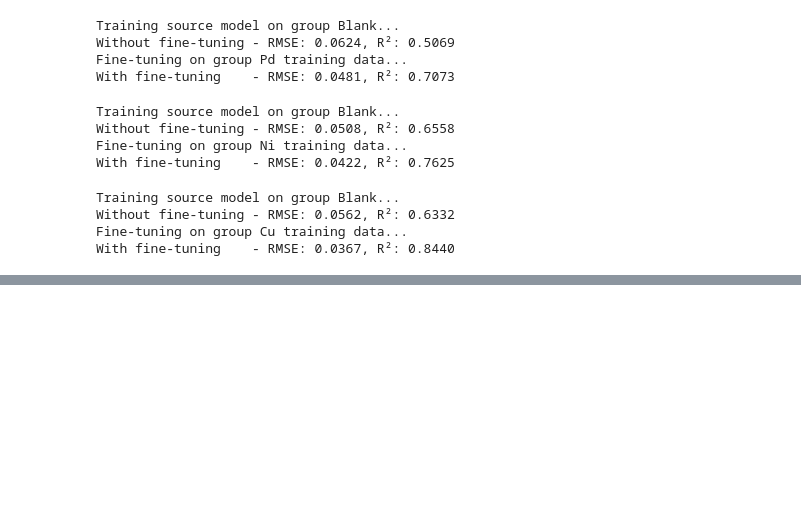
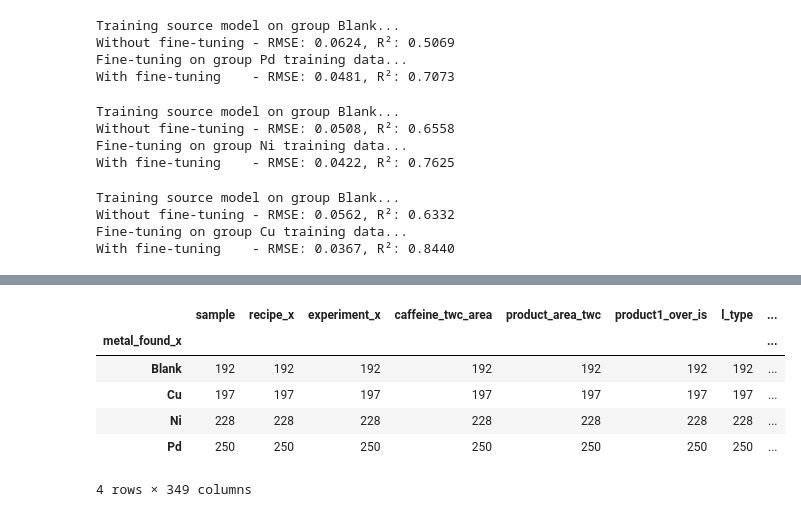
Before and after one commit to cernak-lab/cernakHTE, a Jupyter notebook: Figures_code/ML_base_models_OHE_and_fp_xtb.ipynb, the cells around one changed output, grey strips where cells are left out. Saved outputs shown, nothing was run; the diff lists cells and outputs as text; code cells hidden in the pictures; blank space fills up the shorter version.

```diff
--- a/Figures_code/ML_base_models_OHE_and_fp_xtb.ipynb
+++ b/Figures_code/ML_base_models_OHE_and_fp_xtb.ipynb
@@ -1588,0 +1961,10 @@ With fine-tuning    - RMSE: 0.0367, R²: 0.8440
+# %%
+df_filtered.groupby('metal_found_x').count()
+# %% [output]
+|  | sample | recipe_x | experiment_x | caffeine_twc_area | product_area_twc | product1_over_is | l_type | ... |
+| metal_found_x |  |  |  |  |  |  |  | ... |
+| Blank | 192 | 192 | 192 | 192 | 192 | 192 | 192 | ... |
+| Cu | 197 | 197 | 197 | 197 | 197 | 197 | 197 | ... |
+| Ni | 228 | 228 | 228 | 228 | 228 | 228 | 228 | ... |
+| Pd | 250 | 250 | 250 | 250 | 250 | 250 | 250 | ... |
+4 rows × 349 columns
```
Also changed, not shown: parts of 17 cells of this notebook, 2 other files.
